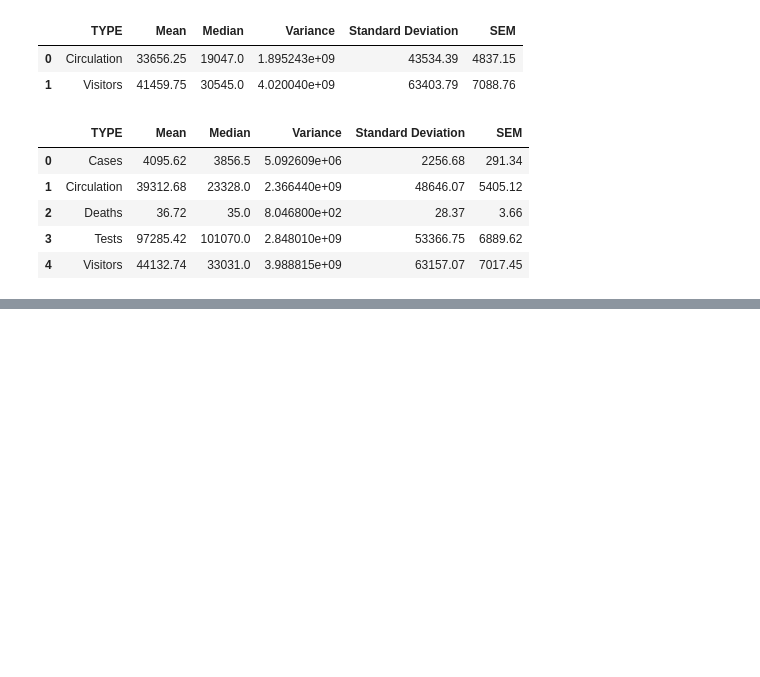
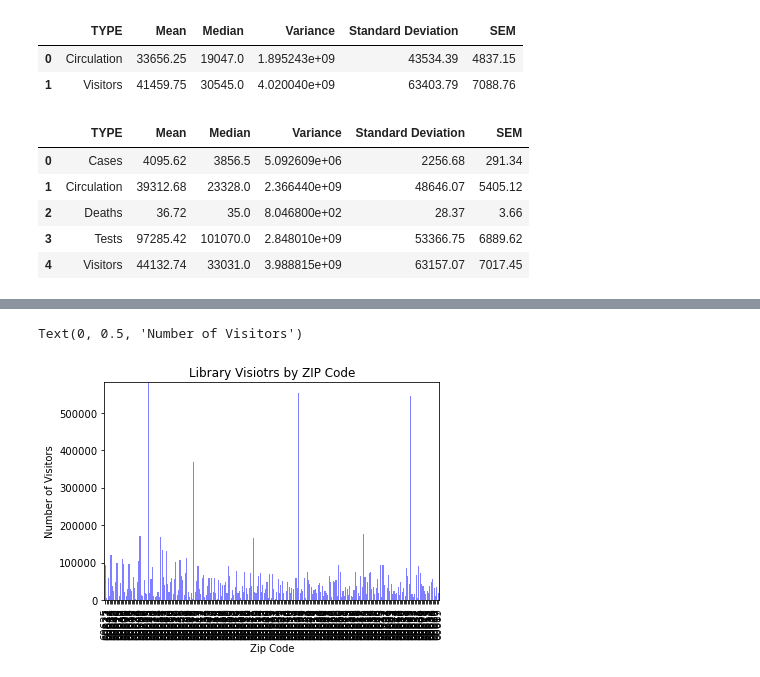
Before and after one commit to nataliepiehl/project_one, a Jupyter notebook: Code/Jeff_Data_Analysis.ipynb, the cells around one changed output, grey strips where cells are left out. Drawn from its saved outputs; the diff is of its cells as text; code cells hidden in the pictures; blank space fills up the shorter version.

```diff
--- a/Code/Jeff_Data_Analysis.ipynb
+++ b/Code/Jeff_Data_Analysis.ipynb
@@ -277,0 +266,3 @@ summary_stats_2021
+# %%
+just_visitors = chi_library_covid.loc[chi_library_covid['TYPE'] == "Visitors"]
+just_visitors
@@ -277,0 +283,3 @@ summary_stats_2021
+# %%
+visitors_for_zip = just_visitors[["ZIP", "YTD"]]
+visitors_for_zip
@@ -277,0 +300,26 @@ summary_stats_2021
+# %%
+visitors_by_zip = visitors_for_zip['ZIP']
+visitors_by_zip_YTD = visitors_for_zip['YTD']
+x_axis = np.arange(len(visitors_by_zip_YTD))
+# %%
+
+plt.bar(x_axis, visitors_by_zip_YTD, color="b", alpha=0.5, align="center")
+
+
+tick_locations = [value for value in x_axis]
+plt.xticks(tick_locations, visitors_by_zip, rotation=90)
+
+
+# Sets the x limits of the current chart
+plt.xlim(-0.75, len(x_axis)-0.25)
+
+# Sets the y limits of the current chart
+plt.ylim(0, max(visitors_by_zip_YTD)+50)
+
+# Give chart some labels and a tile
+plt.title("Library Visiotrs by ZIP Code")
+plt.xlabel("Zip Code")
+plt.ylabel("Number of Visitors")
+# %% [output]
+Text(0, 0.5, 'Number of Visitors')
+[figure, added]
```
Also changed, not shown: parts of 11 cells of this notebook.
